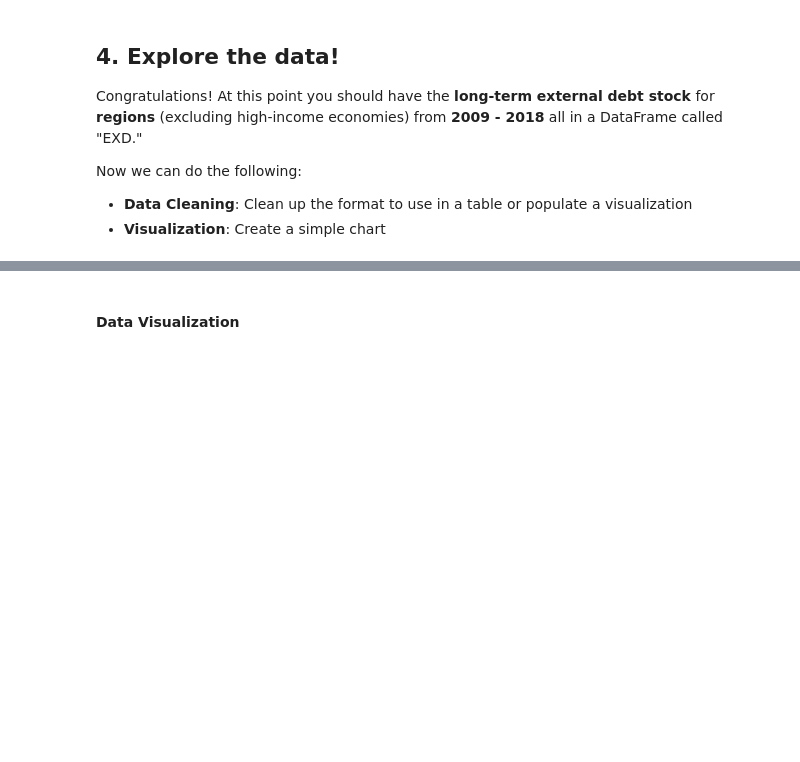
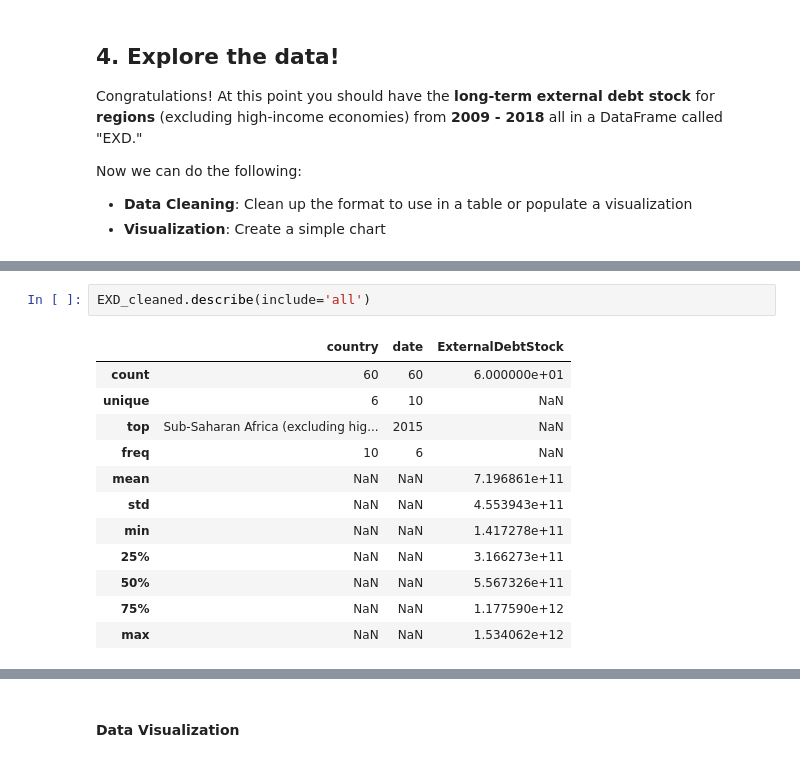
Before and after one commit to worldbank/debt-data, a Jupyter notebook: api-guide/ids-api-guide-python-2.ipynb, the cells around one changed output, grey strips where cells are left out. Drawn from its saved outputs; the diff is of its cells as text; blank space fills up the shorter version.

```diff
--- a/api-guide/ids-api-guide-python-2.ipynb
+++ b/api-guide/ids-api-guide-python-2.ipynb
@@ -148,3 +152,18 @@ Data columns (total 3 columns):
  2   ExternalDebtStock  60 non-null     float64
 dtypes: float64(1), object(2)
 memory usage: 1.5+ KB
+# %%
+EXD_cleaned.describe(include='all')
+# %% [output]
+|  | country | date | ExternalDebtStock |
+| count | 60 | 60 | 6.000000e+01 |
+| unique | 6 | 10 | NaN |
+| top | Sub-Saharan Africa (excluding hig... | 2015 | NaN |
+| freq | 10 | 6 | NaN |
+| mean | NaN | NaN | 7.196861e+11 |
+| std | NaN | NaN | 4.553943e+11 |
+| min | NaN | NaN | 1.417278e+11 |
+| 25% | NaN | NaN | 3.166273e+11 |
+| 50% | NaN | NaN | 5.567326e+11 |
+| 75% | NaN | NaN | 1.177590e+12 |
+| max | NaN | NaN | 1.534062e+12 |
```
Also changed, not shown: parts of 34 cells of this notebook.
